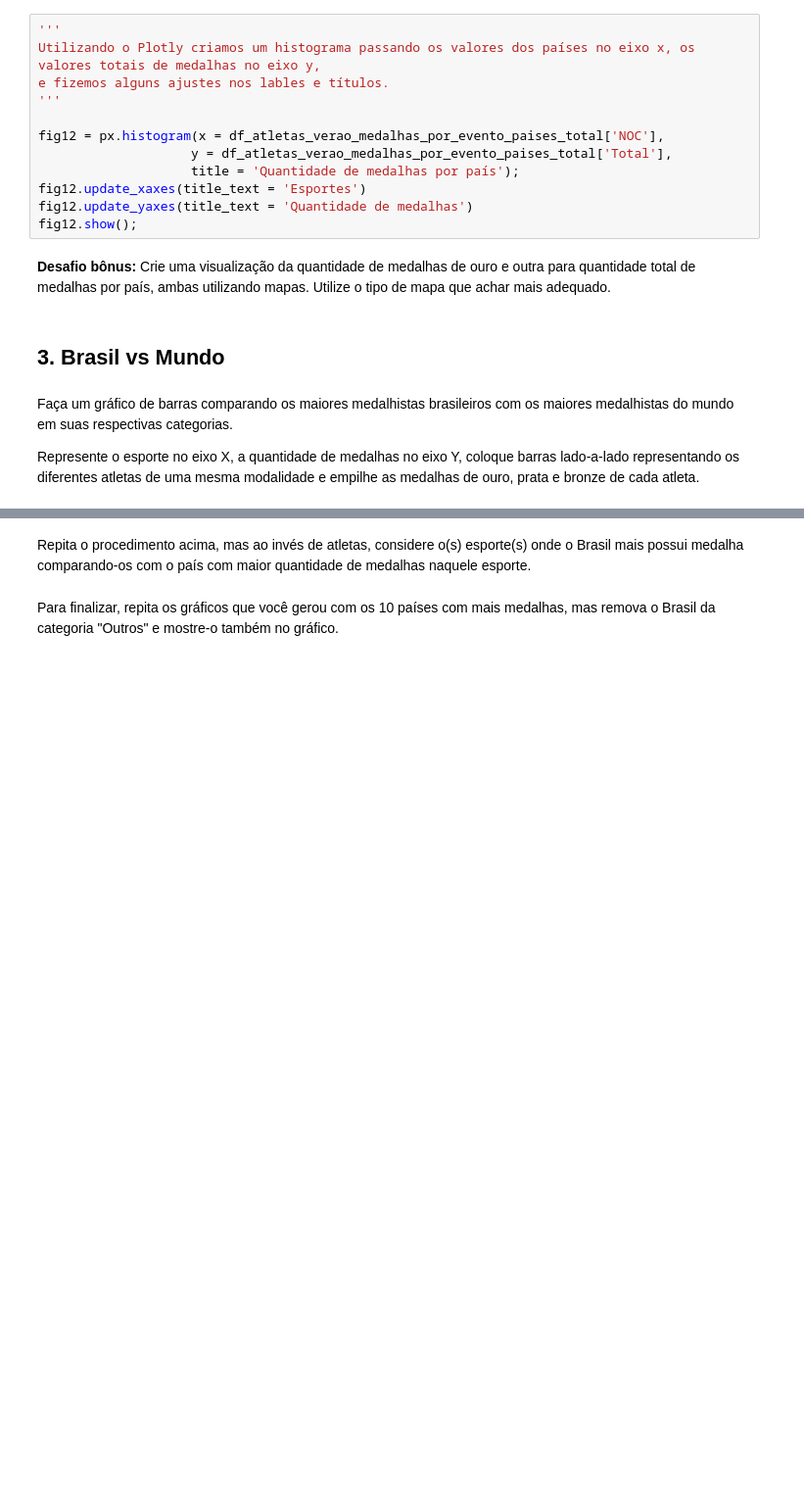
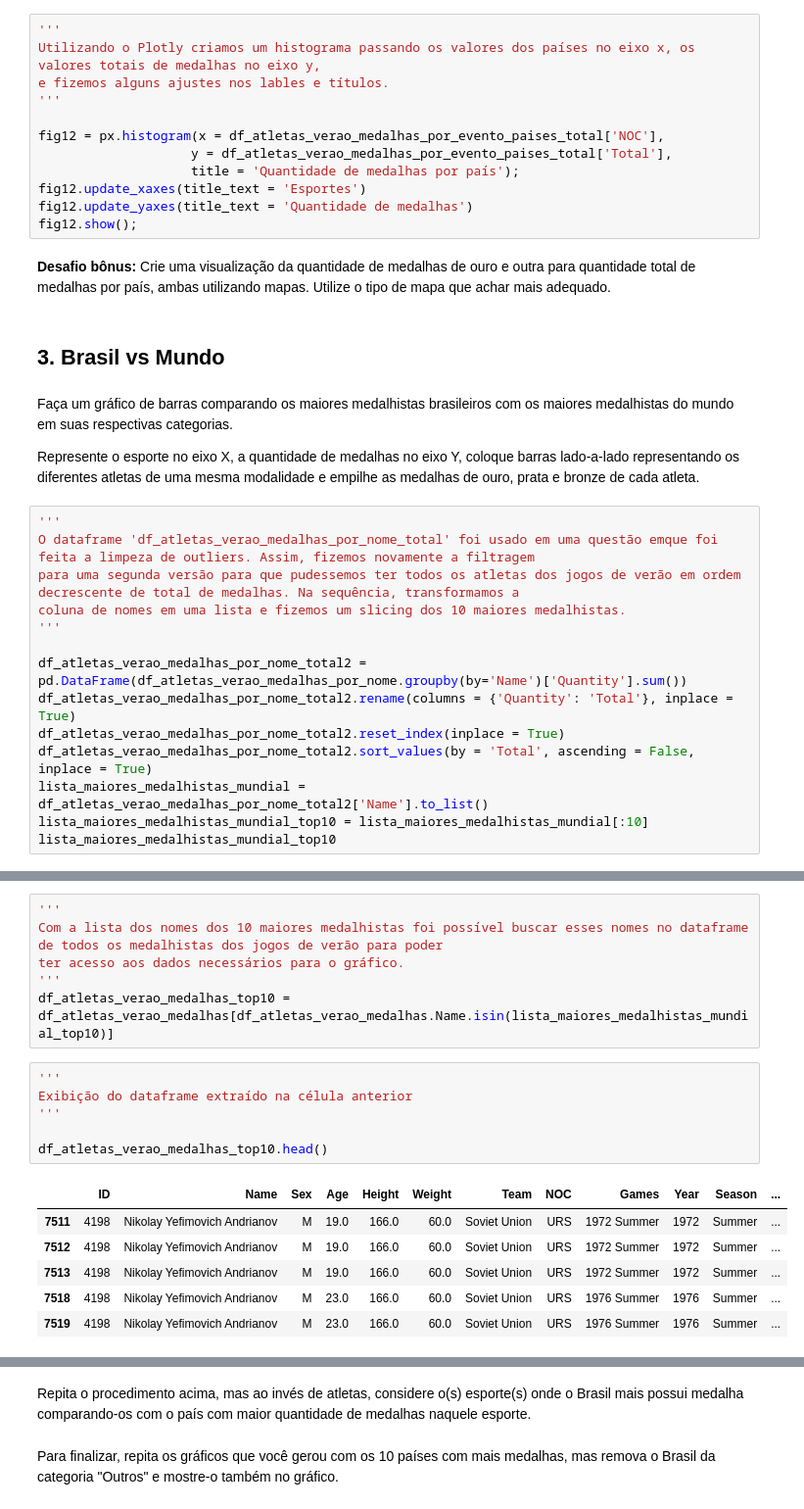
Before and after one commit to pedrobsantana/Projeto-II-Olimpiadas, a Jupyter notebook: Projeto - Dataviz - ADELAIDE.ipynb, the cells around one changed output, grey strips where cells are left out. Shown at 98% size. Saved outputs shown, nothing was run; the diff lists cells and outputs as text; blank space fills up the shorter version.

```diff
--- a/Projeto - Dataviz - ADELAIDE.ipynb
+++ b/Projeto - Dataviz - ADELAIDE.ipynb
@@ -900,3 +900,17 @@ fig12.show();
 Faça um gráfico de barras comparando os maiores medalhistas brasileiros com os maiores medalhistas do mundo em suas respectivas categorias.
 
 Represente o esporte no eixo X, a quantidade de medalhas no eixo Y, coloque barras lado-a-lado representando os diferentes atletas de uma mesma modalidade e empilhe as medalhas de ouro, prata e bronze de cada atleta.
+# %%
+'''
+O dataframe 'df_atletas_verao_medalhas_por_nome_total' foi usado em uma questão emque foi feita a limpeza de outliers. Assim, fizemos novamente a filtragem
+para uma segunda versão para que pudessemos ter todos os atletas dos jogos de verão em ordem decrescente de total de medalhas. Na sequência, transformamos a
+coluna de nomes em uma lista e fizemos um slicing dos 10 maiores medalhistas.
+'''
+
+df_atletas_verao_medalhas_por_nome_total2 = pd.DataFrame(df_atletas_verao_medalhas_por_nome.groupby(by='Name')['Quantity'].sum())
+df_atletas_verao_medalhas_por_nome_total2.rename(columns = {'Quantity': 'Total'}, inplace = True)
+df_atletas_verao_medalhas_por_nome_total2.reset_index(inplace = True)
+df_atletas_verao_medalhas_por_nome_total2.sort_values(by = 'Total', ascending = False, inplace = True)
+lista_maiores_medalhistas_mundial = df_atletas_verao_medalhas_por_nome_total2['Name'].to_list()
+lista_maiores_medalhistas_mundial_top10 = lista_maiores_medalhistas_mundial[:10]
+lista_maiores_medalhistas_mundial_top10
@@ -902,0 +928,19 @@ Represente o esporte no eixo X, a quantidade de medalhas no eixo Y, coloque barr
+# %%
+'''
+Com a lista dos nomes dos 10 maiores medalhistas foi possível buscar esses nomes no dataframe de todos os medalhistas dos jogos de verão para poder
+ter acesso aos dados necessários para o gráfico.
+'''
+df_atletas_verao_medalhas_top10 = df_atletas_verao_medalhas[df_atletas_verao_medalhas.Name.isin(lista_maiores_medalhistas_mundial_top10)]
+# %%
+'''
+Exibição do dataframe extraído na célula anterior
+'''
+
+df_atletas_verao_medalhas_top10.head()
+# %% [output]
+|  | ID | Name | Sex | Age | Height | Weight | Team | NOC | Games | Year | Season | ... |
+| 7511 | 4198 | Nikolay Yefimovich Andrianov | M | 19.0 | 166.0 | 60.0 | Soviet Union | URS | 1972 Summer | 1972 | Summer | ... |
+| 7512 | 4198 | Nikolay Yefimovich Andrianov | M | 19.0 | 166.0 | 60.0 | Soviet Union | URS | 1972 Summer | 1972 | Summer | ... |
+| 7513 | 4198 | Nikolay Yefimovich Andrianov | M | 19.0 | 166.0 | 60.0 | Soviet Union | URS | 1972 Summer | 1972 | Summer | ... |
+| 7518 | 4198 | Nikolay Yefimovich Andrianov | M | 23.0 | 166.0 | 60.0 | Soviet Union | URS | 1976 Summer | 1976 | Summer | ... |
+| 7519 | 4198 | Nikolay Yefimovich Andrianov | M | 23.0 | 166.0 | 60.0 | Soviet Union | URS | 1976 Summer | 1976 | Summer | ... |
```
Also changed, not shown: parts of 5 cells of this notebook.
